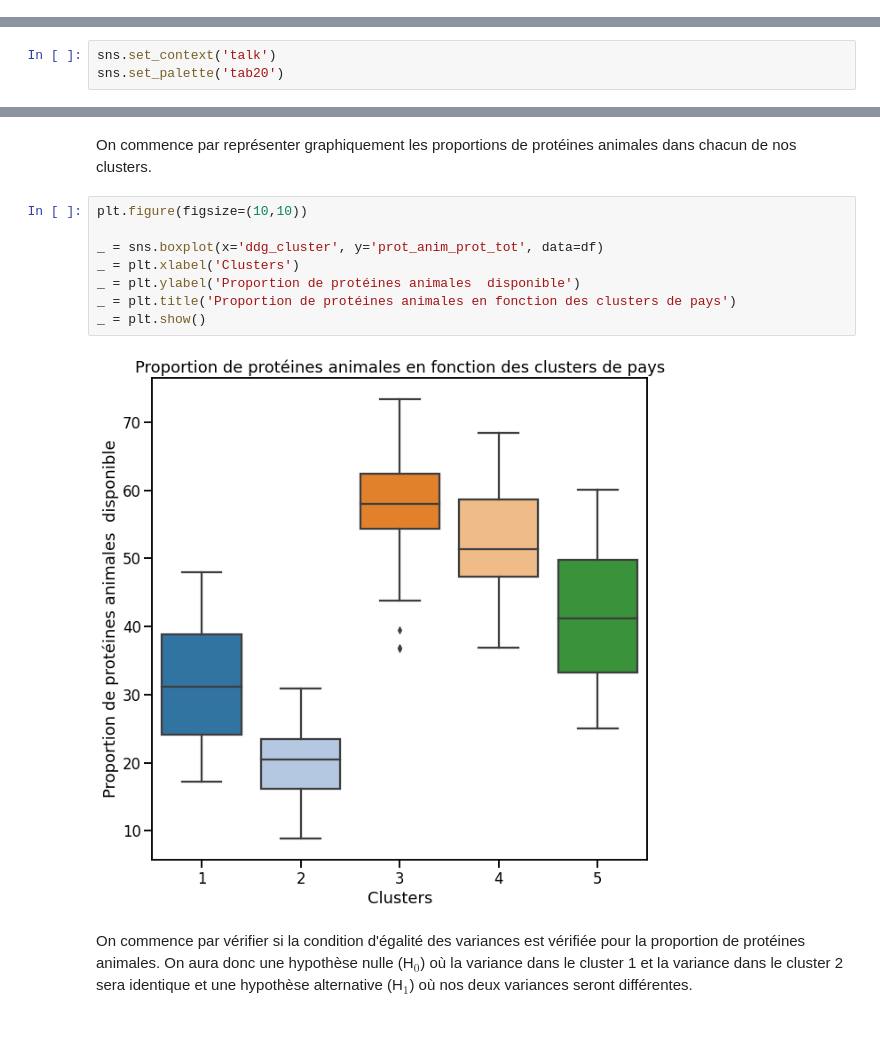
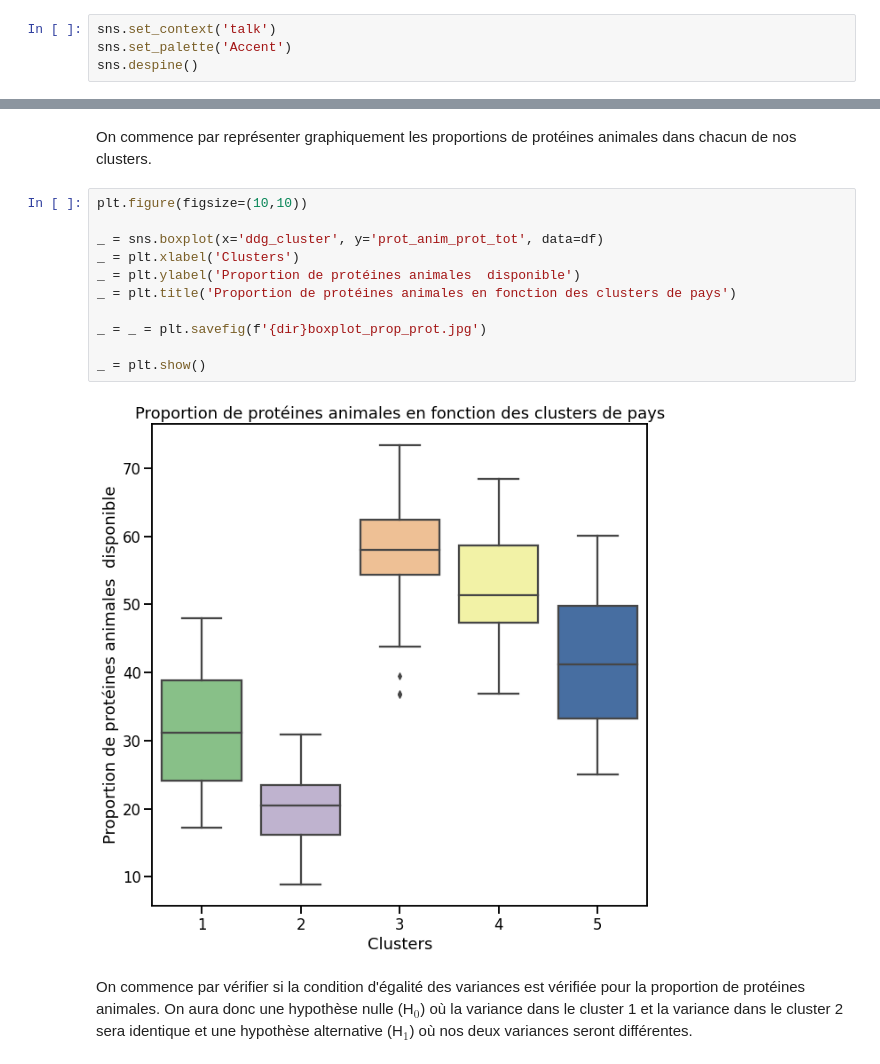
Before and after one commit to Sylvariane/etude_marche, a Jupyter notebook: P5_02_code.ipynb, the cells around one changed output, grey strips where cells are left out. Drawn from its saved outputs; the diff is of its cells as text; blank space fills up the shorter version.

```diff
--- a/P5_02_code.ipynb
+++ b/P5_02_code.ipynb
@@ -24,3 +24,7 @@ from scipy.stats import ks_2samp
 from scipy.cluster.hierarchy import dendrogram, linkage, fcluster
 from sklearn import decomposition, preprocessing
 from sklearn.cluster import KMeans
+# %%
+sns.set_context('talk')
+sns.set_palette('Accent')
+sns.despine()
@@ -115,9 +121,6 @@ def display_factorial_planes(X_projected, n_comp, pca, axis_ranks, labels=None,
 
             plt.title("Projection des individus (sur F{} et F{})".format(d1+1, d2+1))
             plt.show(block=False)
-# %%
-sns.set_context('talk')
-sns.set_palette('tab20')
 # %%
 vegetaux = pd.read_csv('/content/drive/My Drive/Formation Data Analyst/Livrables/P5_guillot_cecile/vegetaux_2017.csv')
 animaux = pd.read_csv('/content/drive/My Drive/Formation Data Analyst/Livrables/P5_guillot_cecile/animaux_2017.csv')
@@ -584,13 +595,16 @@ On commence par représenter graphiquement les proportions de protéines animale
 # %%
 plt.figure(figsize=(10,10))
 
 _ = sns.boxplot(x='ddg_cluster', y='prot_anim_prot_tot', data=df)
 _ = plt.xlabel('Clusters')
 _ = plt.ylabel('Proportion de protéines animales  disponible')
 _ = plt.title('Proportion de protéines animales en fonction des clusters de pays')
+
+_ = _ = plt.savefig(f'{dir}boxplot_prop_prot.jpg')
+
 _ = plt.show()
 # %% [output]
-[figure, old version]
+[figure, new version]
 # %% [markdown]
 On commence par vérifier si la condition d'égalité des variances est vérifiée pour la proportion de protéines animales. On aura donc une hypothèse nulle (H$_0$) où la variance dans le cluster 1 et la variance dans le cluster 2 sera identique et une hypothèse alternative (H$_1$) où nos deux variances seront différentes.
 # %% [markdown]
```
Also changed, not shown: parts of 24 cells of this notebook.
